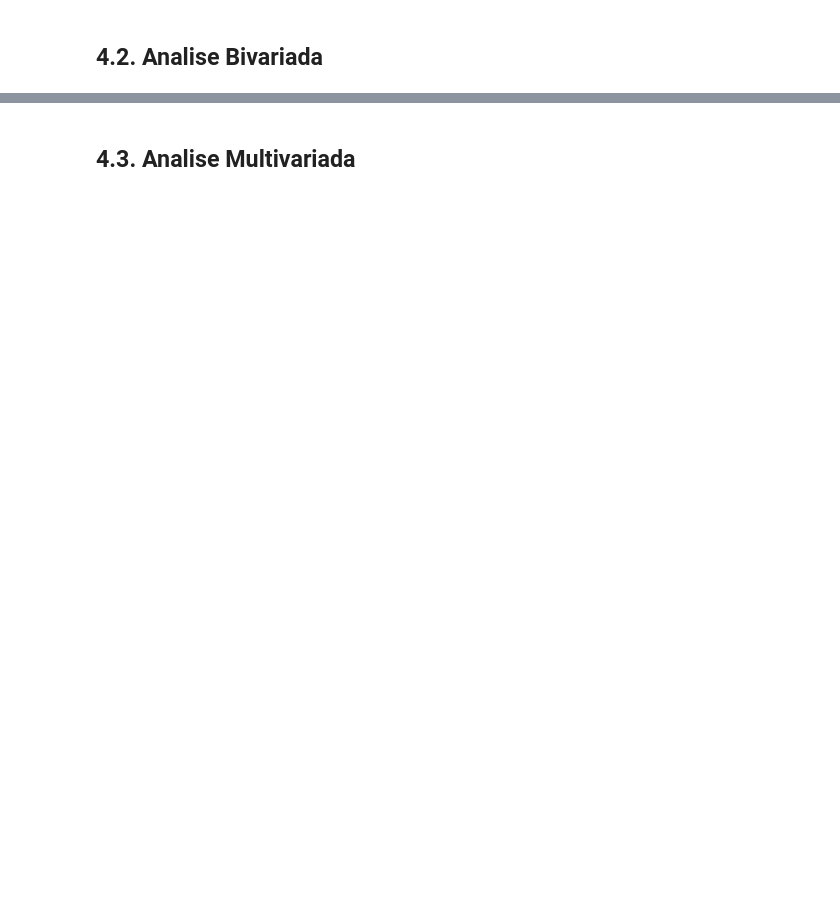
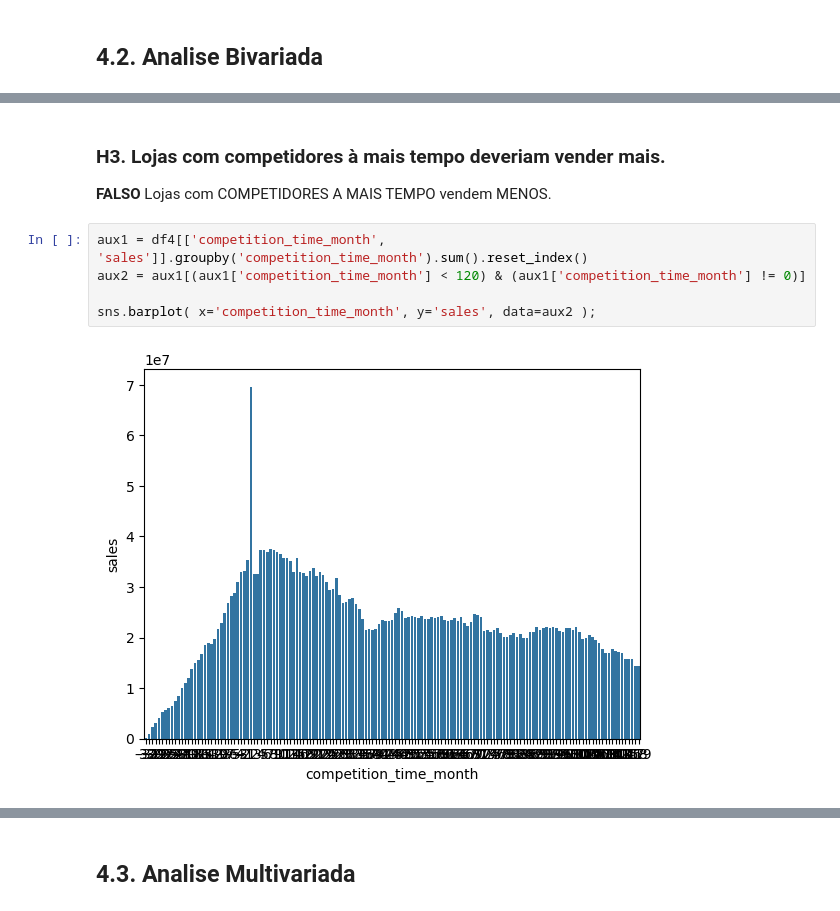
Before and after one commit to GuilhermeGoncalvesCDS/dataScience_em_producao, a Jupyter notebook: m04_v01_store_sales_prediction.ipynb, the cells around one changed output, grey strips where cells are left out. Cells and saved outputs as stored; diff of their text form; blank space fills up the shorter version.

```diff
--- a/m04_v01_store_sales_prediction.ipynb
+++ b/m04_v01_store_sales_prediction.ipynb
@@ -417,0 +503,10 @@ sns.kdeplot(df4[df4['assortment'] == 'extra']['sales'], label='extra', shade=Tru
+# %% [markdown]
+### **H3.** Lojas com competidores à mais tempo deveriam vender mais.
+**FALSO** Lojas com COMPETIDORES A MAIS TEMPO vendem MENOS.
+# %%
+aux1 = df4[['competition_time_month', 'sales']].groupby('competition_time_month').sum().reset_index()
+aux2 = aux1[(aux1['competition_time_month'] < 120) & (aux1['competition_time_month'] != 0)]
+
+sns.barplot( x='competition_time_month', y='sales', data=aux2 );
+# %% [output]
+[figure, added]
```
Also changed, not shown: parts of 11 cells of this notebook.
